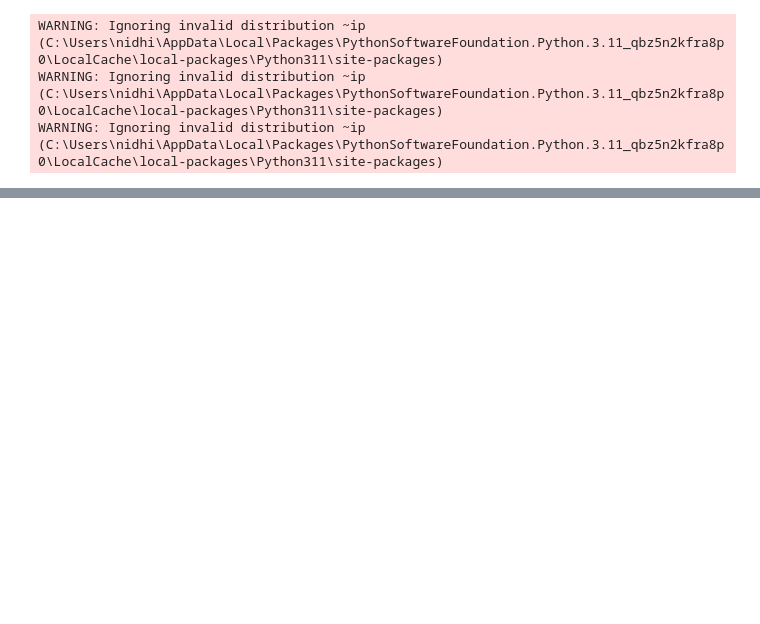
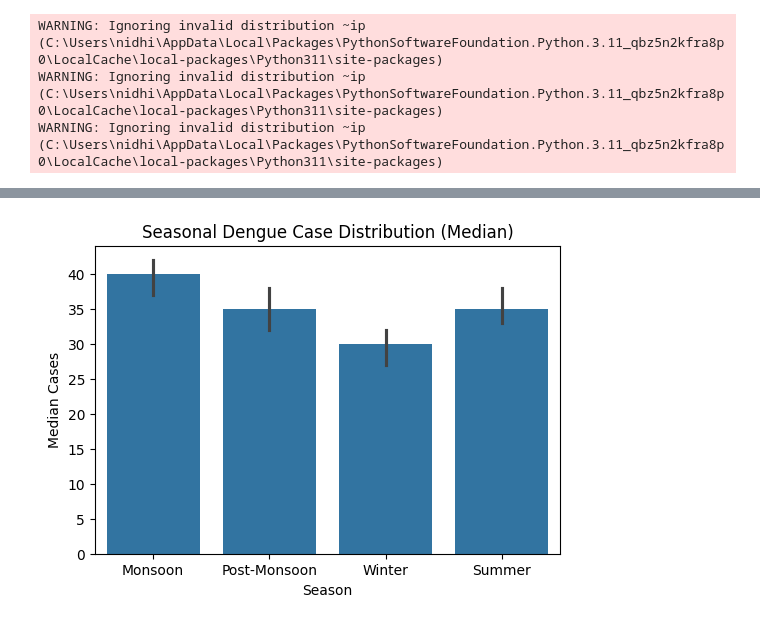
Before and after one commit to Nidhi2805/epidemic-hotspot-risk-prediction, a Jupyter notebook: notebooks/02_eda.ipynb, the cells around one changed output, grey strips where cells are left out. Cells and saved outputs as stored; diff of their text form; code cells hidden in the pictures; blank space fills up the shorter version.

```diff
--- a/notebooks/02_eda.ipynb
+++ b/notebooks/02_eda.ipynb
@@ -52,0 +76,9 @@ df.head()
+# %%
+plt.figure(figsize=(6,4))
+sns.barplot(data=df, x='Season', y='Cases', estimator='median')
+plt.title("Seasonal Dengue Case Distribution (Median)")
+plt.xlabel("Season")
+plt.ylabel("Median Cases")
+plt.show()
+# %% [output]
+[figure, added]
```
Also changed, not shown: parts of 7 cells of this notebook.
